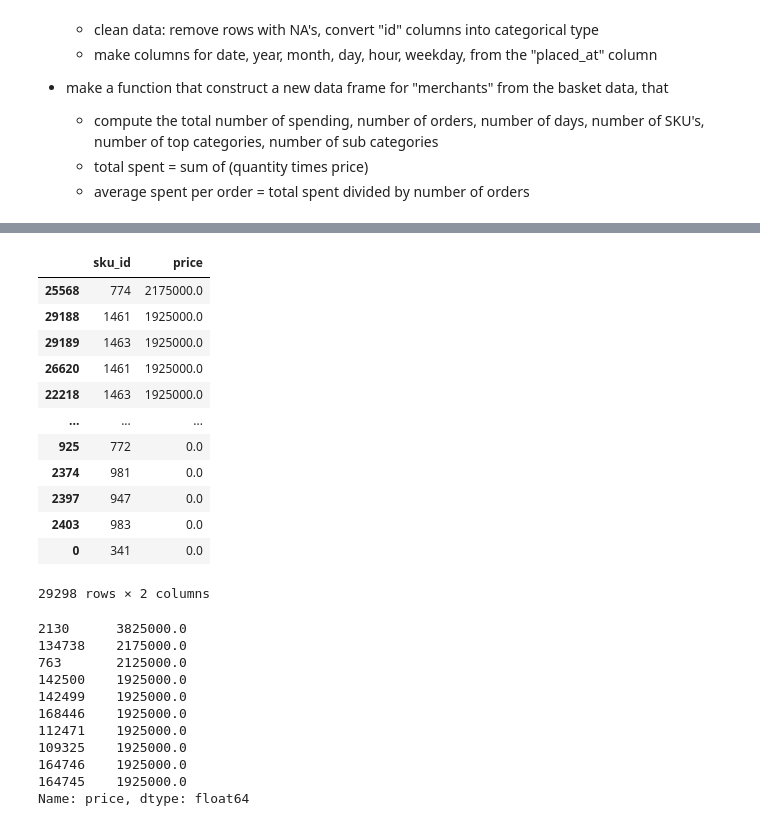
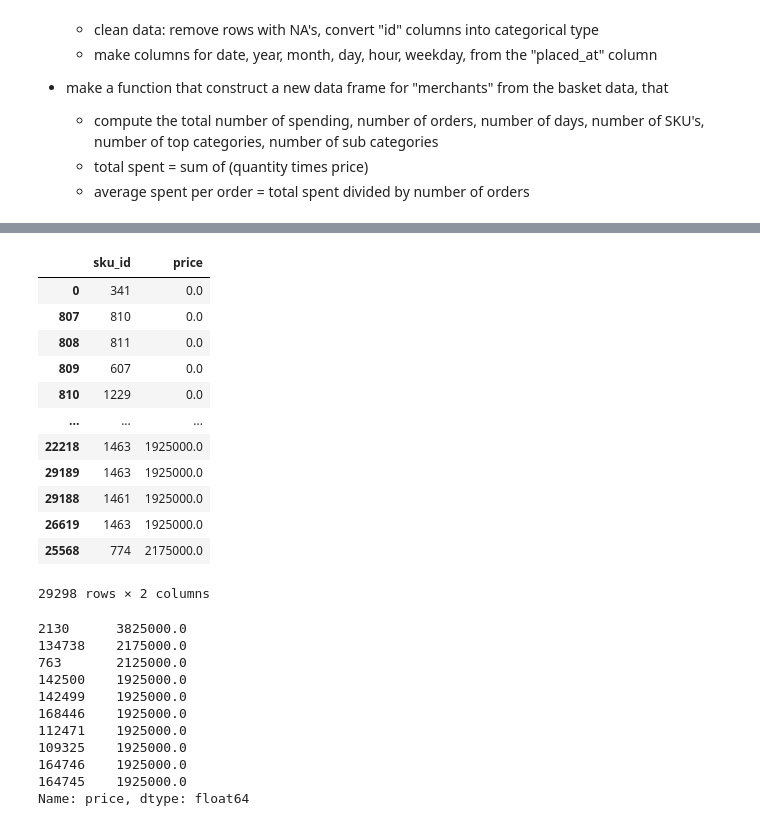
Before and after one commit to yingli/datasciencelifecycle, a Jupyter notebook: sample_code/NB05.ipynb, the cells around one changed output, grey strips where cells are left out. Drawn from its saved outputs; the diff is of its cells as text; code cells hidden in the pictures.

```diff
--- a/sample_code/NB05.ipynb
+++ b/sample_code/NB05.ipynb
@@ -19,11 +19,14 @@ import collections
    - total spent = sum of (quantity times price)
    - average spent per order = total spent divided by number of orders
 # %%
+from math import floor
+
+
 def clean_data(baskets):
     baskets.dropna(inplace=True)
     for s in baskets.columns:
         if ("id" in s):
-            baskets.loc[:,s] = pd.Categorical(baskets.loc[:,s])
+            baskets.loc[:,s] = pd.Categorical(baskets.loc[:,s].apply(lambda x: floor(x)))
     return baskets
 
 def convert_date(baskets):
@@ -40,10 +43,10 @@ def prep_data(filename):
     baskets = pd.read_csv(filename)
     baskets = clean_data(baskets)
     baskets = convert_date(baskets)
+    baskets["spent"] = baskets["qty"] * baskets["price"]
     return baskets
 
 def make_merchants(baskets):
-    baskets["spent"] = baskets["qty"] * baskets["price"]
     merchants = baskets.groupby(['merchant_id'])\
         .agg({'spent': 'sum',
                 'order_id': 'nunique',
@@ -57,11 +60,22 @@ def make_merchants(baskets):
     return merchants
 
 def make_skus(baskets):
-    baskets["spent"] = baskets["qty"] * baskets["price"]
     skus_by_day = baskets.groupby(['sku_id','date'])\
         .agg({'price': 'mean',
             'order_id': 'nunique',
             'merchant_id': 'nunique'})\
         .reset_index()\
-        .rename(columns={'price':'avg_price_by_day', 'order_id':'num_orders_per_day', 'merchant_id':'num_merchants_per_day'})
+        .rename(columns={'price':'avg_price_by_day', 'order_id':'num_orders_by_day', 'merchant_id':'num_merchants_by_day'})
     return skus_by_day
+
+def make_top_cats(baskets):
+    top_cats = baskets.groupby(['top_cat_id'])\
+        .agg({'price': 'mean',
+            'spent': 'sum',
+            'qty' : 'sum',
+            'order_id': 'nunique',
+            'date' : 'nunique',
+            'merchant_id': 'nunique'})\
+        .reset_index()\
+        .rename(columns={'price':'avg_price', 'spent':'total_spent', 'qty':'total_quantity','order_id':'num_orders', 'merchant_id':'num_merchants'})
+    return top_cats
@@ -116,0 +176,4 @@ Name: price, dtype: float64
+# %%
+pd.options.display.max_rows = 100
+from pprint import pprint
+pprint(baskets.price.sort_values(ascending=False).reset_index(drop=True).head(100),compact=True)
@@ -116,0 +198,3 @@ Name: price, dtype: float64
+# %%
+pd.options.display.max_rows = 100
+baskets.sort_values(by = ['price'], ascending=False).loc[:,['sku_id','price']].head(10)
@@ -116,0 +218,3 @@ Name: price, dtype: float64
+# %%
+pd.options.display.max_rows = 100
+baskets[baskets.sku_id == 340].sort_values(by='price',ascending= False).head(100)
@@ -117,18 +271,18 @@ Name: price, dtype: float64
 # %%
-baskets10.sort_values(by = ['price'], ascending=False).loc[:,['sku_id','price']]
+baskets10.sort_values(by = ['price'], ascending=True).loc[:,['sku_id','price']]
 # %% [output]
 |  | sku_id | price |
+| 0 | 341 | 0.0 |
+| 807 | 810 | 0.0 |
+| 808 | 811 | 0.0 |
+| 809 | 607 | 0.0 |
+| 810 | 1229 | 0.0 |
+| ... | ... | ... |
+| 22218 | 1463 | 1925000.0 |
+| 29189 | 1463 | 1925000.0 |
+| 29188 | 1461 | 1925000.0 |
+| 26619 | 1463 | 1925000.0 |
 | 25568 | 774 | 2175000.0 |
-| 29188 | 1461 | 1925000.0 |
-| 29189 | 1463 | 1925000.0 |
-| 26620 | 1461 | 1925000.0 |
-| 22218 | 1463 | 1925000.0 |
-| ... | ... | ... |
-| 925 | 772 | 0.0 |
-| 2374 | 981 | 0.0 |
-| 2397 | 947 | 0.0 |
-| 2403 | 983 | 0.0 |
-| 0 | 341 | 0.0 |
 29298 rows × 2 columns
 # %%
 baskets250.price.sort_values(ascending=False).head(10)
```
Also changed, not shown: parts of 69 cells of this notebook.
